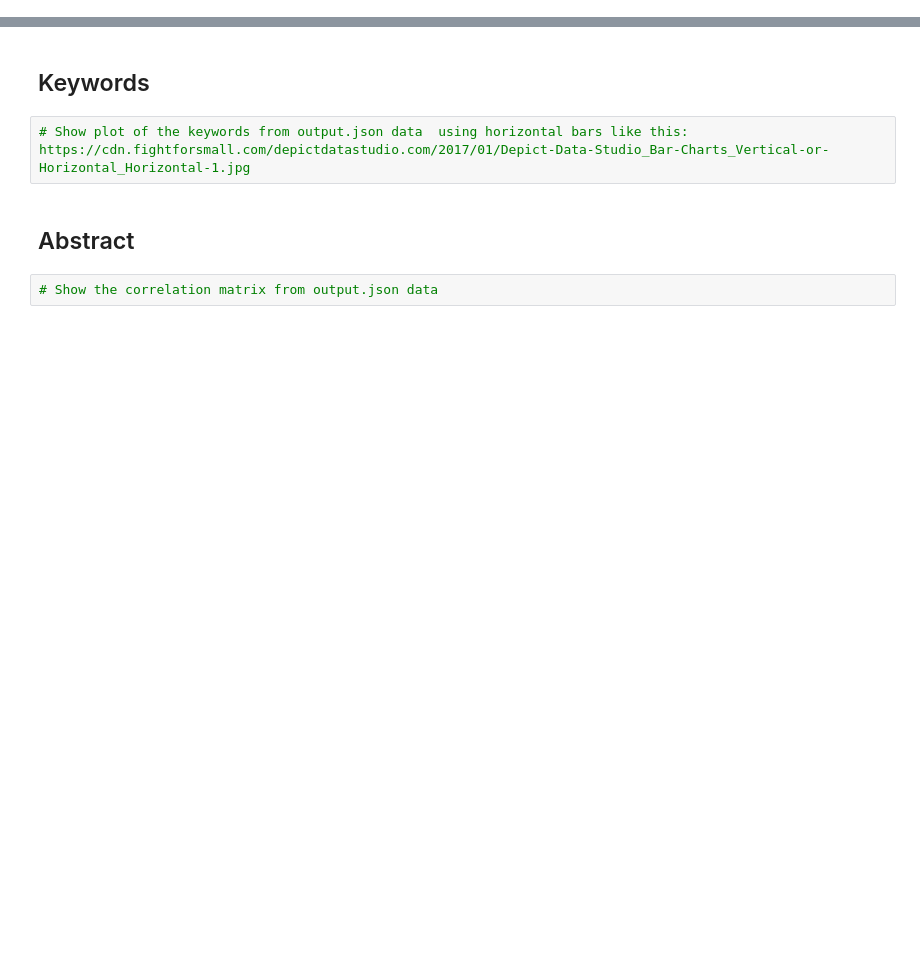
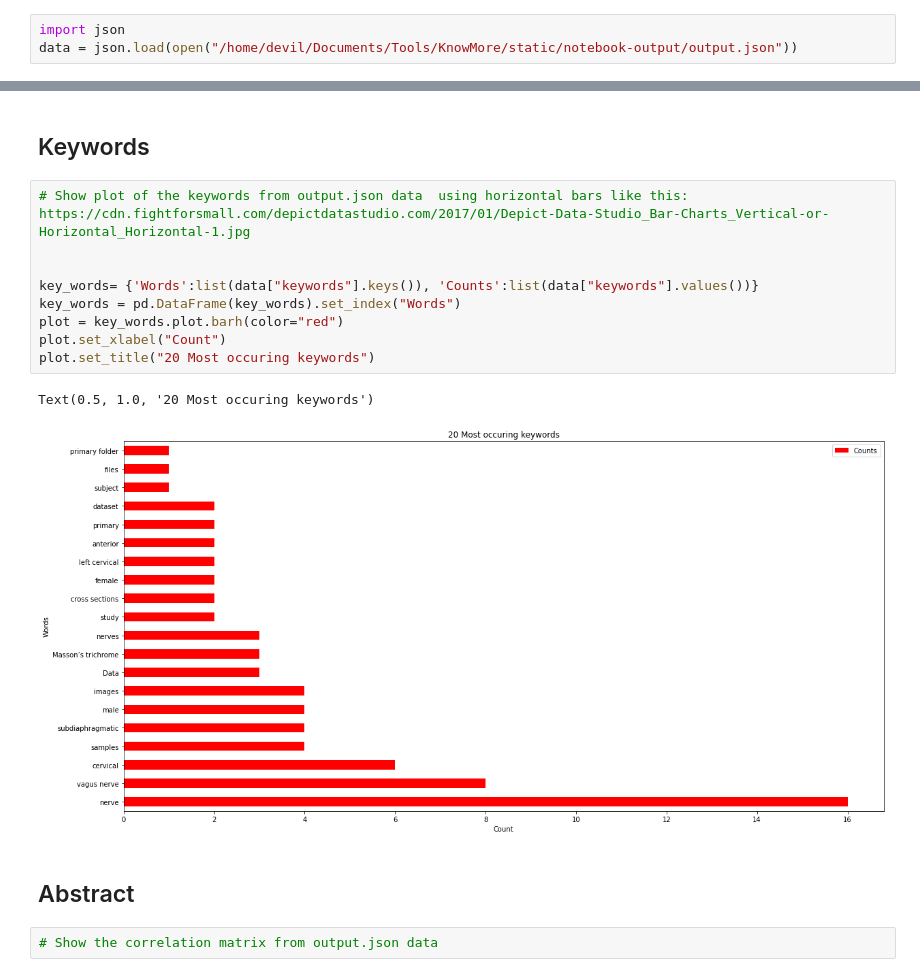
Before and after one commit to SPARC-FAIR-Codeathon/KnowMore, a Jupyter notebook: knowmore-notebook/knowmore-notebook.ipynb, the cells around one changed output, grey strips where cells are left out. Drawn from its saved outputs; the diff is of its cells as text; blank space fills up the shorter version.

Commit message:
Correlation Corrections and plots in notebook

```diff
--- a/knowmore-notebook/knowmore-notebook.ipynb
+++ b/knowmore-notebook/knowmore-notebook.ipynb
@@ -162,3 +164,6 @@ Unzipping outputs
 ## Summary Table
 # %%
 ## Show summary table from output.json data
+# %%
+import json
+data = json.load(open("/home/devil/Documents/Tools/KnowMore/static/notebook-output/output.json"))
@@ -166,6 +250,16 @@ Unzipping outputs
 ## Keywords
 # %%
 # Show plot of the keywords from output.json data  using horizontal bars like this: https://cdn.fightforsmall.com/depictdatastudio.com/2017/01/Depict-Data-Studio_Bar-Charts_Vertical-or-Horizontal_Horizontal-1.jpg
+
+
+key_words= {'Words':list(data["keywords"].keys()), 'Counts':list(data["keywords"].values())}
+key_words = pd.DataFrame(key_words).set_index("Words")
+plot = key_words.plot.barh(color="red")
+plot.set_xlabel("Count")
+plot.set_title("20 Most occuring keywords")
+# %% [output]
+Text(0.5, 1.0, '20 Most occuring keywords')
+[figure, added]
 # %% [markdown]
 ## Abstract
 # %%
```
Also changed, not shown: parts of 11 cells of this notebook, 2 other files.
